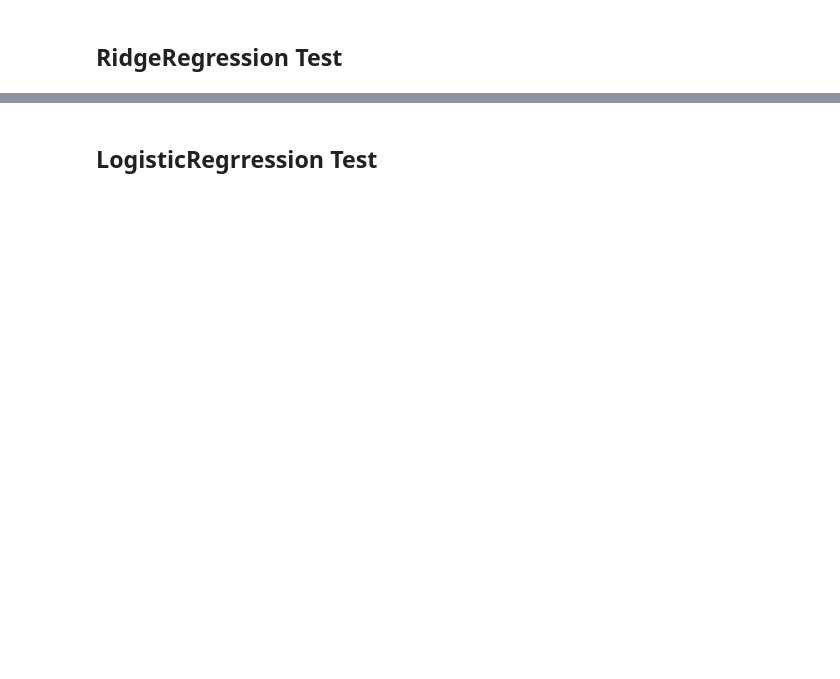
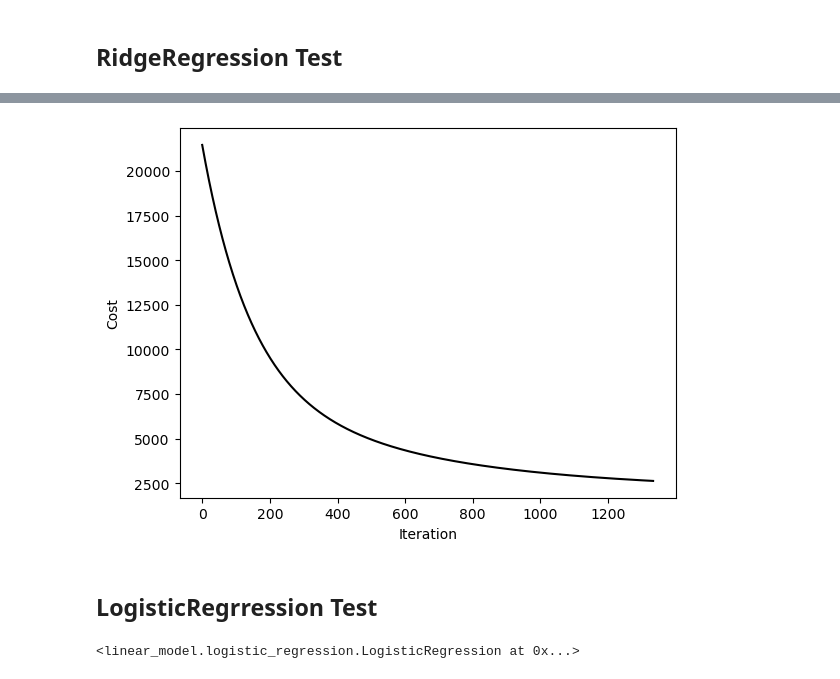
Before and after one commit to SLFM23/SIB, a Jupyter notebook: tasks/aula5/task5.ipynb, the cells around one changed output, grey strips where cells are left out. Drawn from its saved outputs; the diff is of its cells as text; code cells hidden in the pictures; blank space fills up the shorter version.

```diff
--- a/tasks/aula5/task5.ipynb
+++ b/tasks/aula5/task5.ipynb
@@ -30,5 +88,7 @@ ridge_half.fit(cpu_train)
 # %%
-ridge_half.cost_function_plot()
+ridge_half.plot_cost_history()
+# %% [output]
+[figure, added]
 # %% [markdown]
 ## LogisticRegrression Test
 # %%
@@ -36,11 +96,11 @@ breast_bin_data = read_data_file(r"C:/Users/Sergiomendes/Desktop/SIB/SIB/dataset
 dataset = breast_bin_data
 # %%
-dataset.x = StandardScaler().fit_transform(dataset.x)
+dataset.X = StandardScaler().fit_transform(dataset.X)
 train, test = train_test_split(dataset)
 
-from si.linear_module.logistic_regression import LogisticRegression
-
-static_model = LogisticRegression(max_iter=2000, alpha_type='static_alpha')
+static_model = LogisticRegression(max_iter=2000)
 static_model.fit(train)
+# %% [output]
+<linear_model.logistic_regression.LogisticRegression at 0x...>
 # %%
 static_model.score(test)
```
Also changed, not shown: parts of 16 cells of this notebook, 16 other files.
